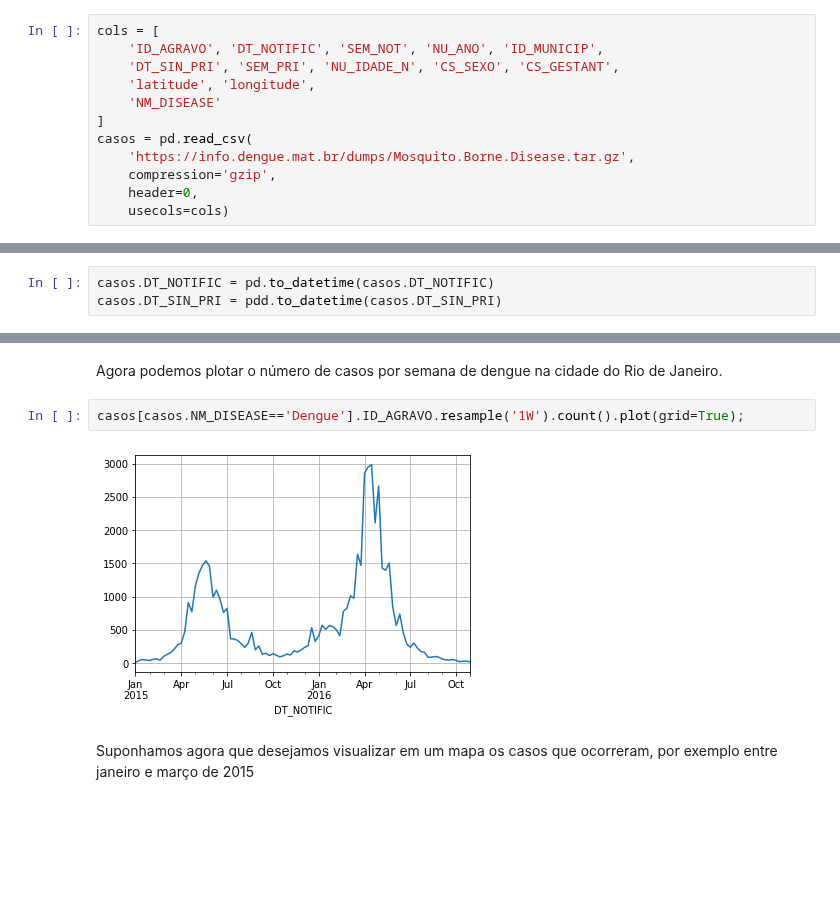
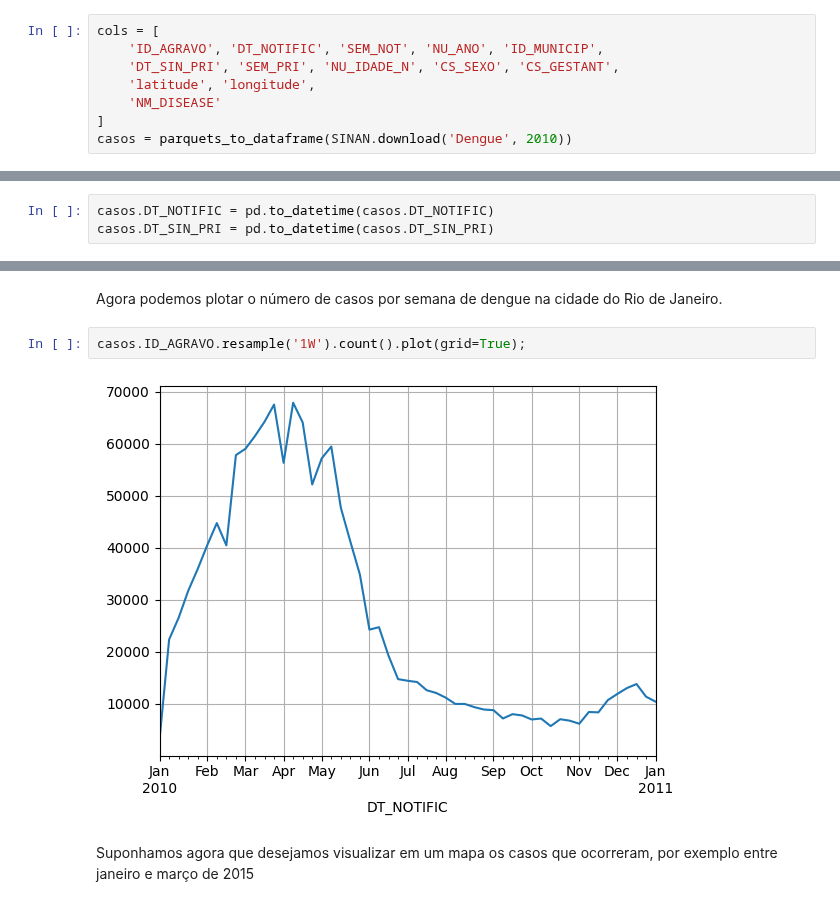
Before and after one commit to AlertaDengue/PySUS, a Jupyter notebook: docs/source/Dengue.ipynb, the cells around one changed output, grey strips where cells are left out. Cells and saved outputs as stored; diff of their text form; blank space fills up the shorter version.

```diff
--- a/docs/source/Dengue.ipynb
+++ b/docs/source/Dengue.ipynb
@@ -19,11 +20,7 @@ cols = [
     'latitude', 'longitude',
     'NM_DISEASE'
 ]
-casos = pd.read_csv(
-    'https://info.dengue.mat.br/dumps/Mosquito.Borne.Disease.tar.gz',
-    compression='gzip',
-    header=0,
-    usecols=cols)
+casos = parquets_to_dataframe(SINAN.download('Dengue', 2010))
 # %%
 munrj = gpd.read_file('rj-municipalities.json')
 munrj.plot();
@@ -42,4 +41,4 @@ casos.head()
 Estes dados correspondem a todos os casos de dengue notificado ao SUS durante um período. Neste caso de 2015 a 2016. Para podermos tratar adequadamente estes dados para fins de visualização ou análise precisamos corrigir os tipos das colunas. Por exemplo vamos converter as datas.
 # %%
 casos.DT_NOTIFIC = pd.to_datetime(casos.DT_NOTIFIC)
-casos.DT_SIN_PRI = pdd.to_datetime(casos.DT_SIN_PRI)
+casos.DT_SIN_PRI = pd.to_datetime(casos.DT_SIN_PRI)
@@ -52,9 +49,9 @@ casos = casos.set_index('DT_NOTIFIC')
 # %% [markdown]
 Agora podemos plotar o número de casos por semana de dengue na cidade do Rio de Janeiro.
 # %%
-casos[casos.NM_DISEASE=='Dengue'].ID_AGRAVO.resample('1W').count().plot(grid=True);
+casos.ID_AGRAVO.resample('1W').count().plot(grid=True);
 # %% [output]
-[figure, old version]
+[figure, new version]
 # %% [markdown]
 Suponhamos agora que desejamos visualizar em um mapa os casos que ocorreram, por exemplo entre janeiro e março de 2015
 # %%
```
Also changed, not shown: parts of 7 cells of this notebook, 3 other files.
